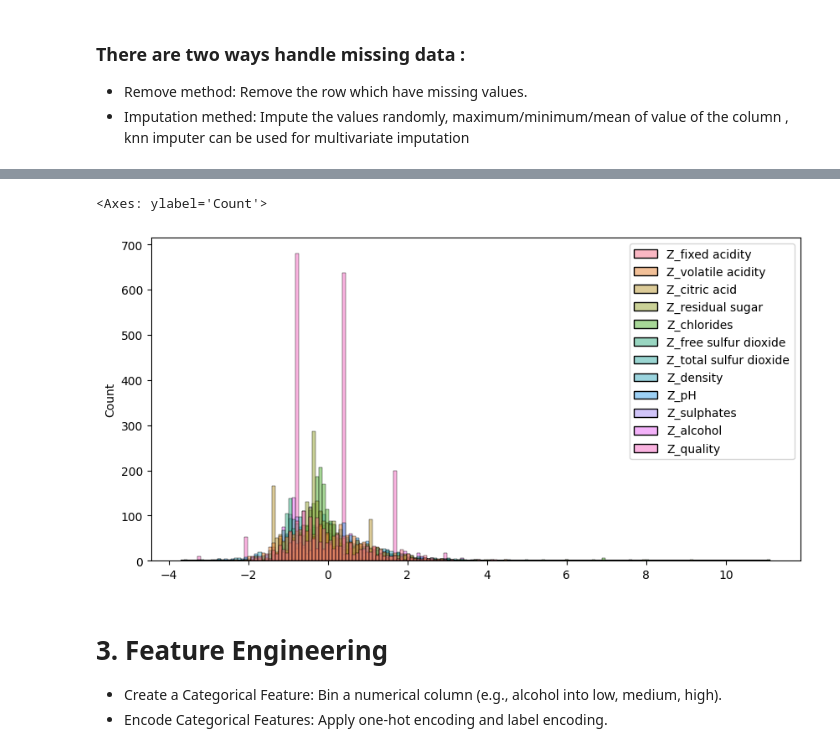
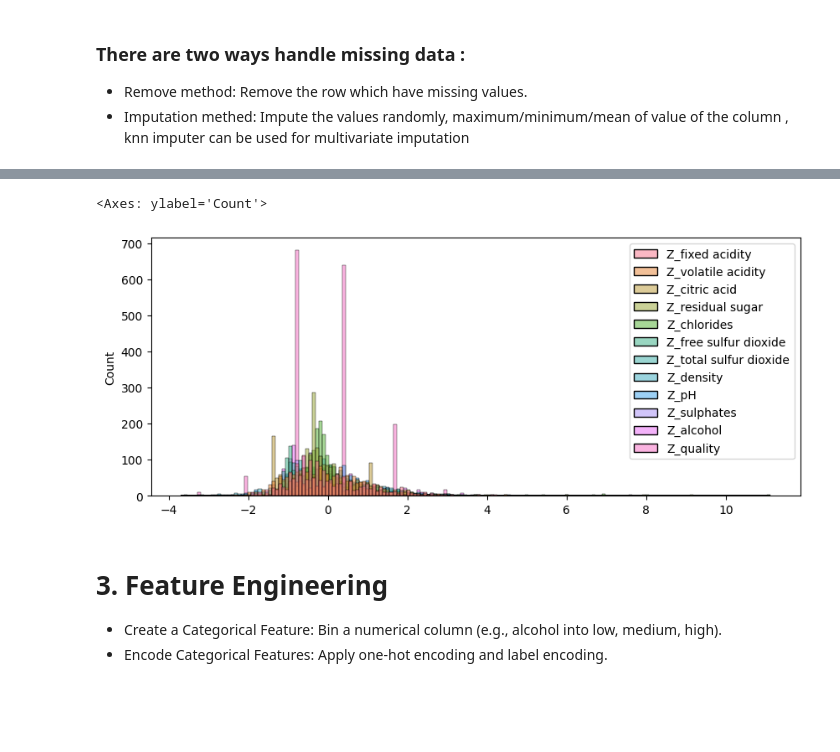
Before and after one commit to SaiKiran-02/ITER_SEM-4, a Jupyter notebook: ML/Lab_Assignment_01.ipynb, the cells around one changed output, grey strips where cells are left out. Drawn from its saved outputs; the diff is of its cells as text; code cells hidden in the pictures; blank space fills up the shorter version.

```diff
--- a/ML/Lab_Assignment_01.ipynb
+++ b/ML/Lab_Assignment_01.ipynb
@@ -176,9 +153,9 @@ sns.boxenplot(z_data)
 # %%
-plt.figure(figsize=(10,5))
+plt.figure(figsize=(10,4))
 sns.histplot(z_data.iloc[:,:])
 # %% [output]
 <Axes: ylabel='Count'>
-[figure, old version]
+[figure, new version]
 # %% [markdown]
 # 3. Feature Engineering
 *	Create a Categorical Feature: Bin a numerical column (e.g., alcohol into low, medium, high).
```
Also changed, not shown: parts of 9 cells of this notebook.
